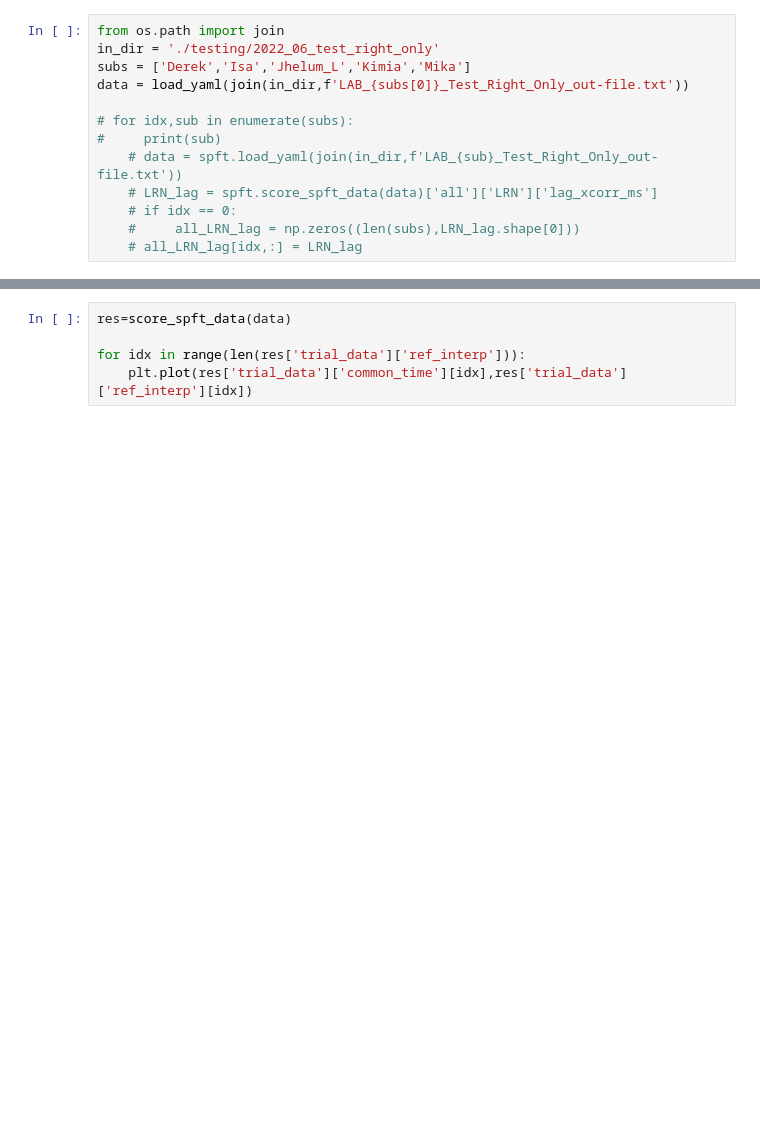
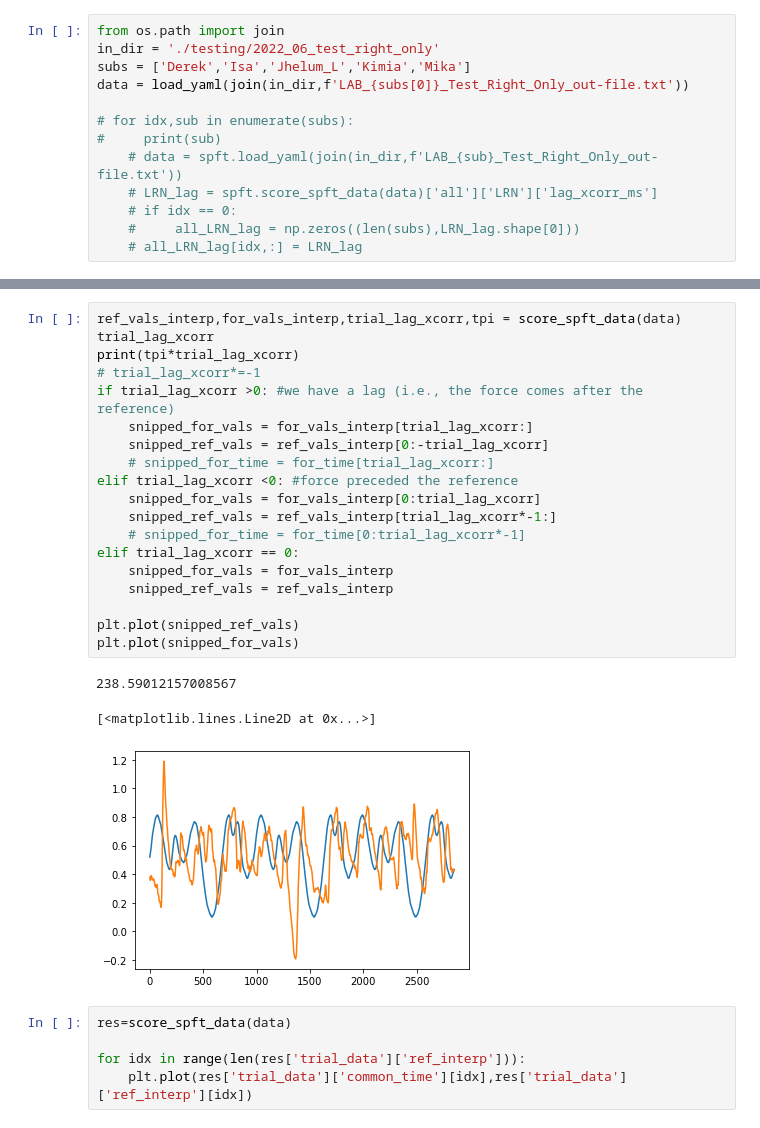
Before and after one commit to neuralabc/spft-java, a Jupyter notebook: spft/ComputingBxMetrics_testing.ipynb, the cells around one changed output, grey strips where cells are left out. Cells and saved outputs as stored; diff of their text form; blank space fills up the shorter version.

```diff
--- a/spft/ComputingBxMetrics_testing.ipynb
+++ b/spft/ComputingBxMetrics_testing.ipynb
@@ -306,3 +324,26 @@ data = load_yaml(join(in_dir,f'LAB_{subs[0]}_Test_Right_Only_out-file.txt'))
+# %%
+ref_vals_interp,for_vals_interp,trial_lag_xcorr,tpi = score_spft_data(data)
+trial_lag_xcorr
+print(tpi*trial_lag_xcorr)
+# trial_lag_xcorr*=-1
+if trial_lag_xcorr >0: #we have a lag (i.e., the force comes after the reference)
+    snipped_for_vals = for_vals_interp[trial_lag_xcorr:]
+    snipped_ref_vals = ref_vals_interp[0:-trial_lag_xcorr]
+    # snipped_for_time = for_time[trial_lag_xcorr:]
+elif trial_lag_xcorr <0: #force preceded the reference
+    snipped_for_vals = for_vals_interp[0:trial_lag_xcorr]
+    snipped_ref_vals = ref_vals_interp[trial_lag_xcorr*-1:]
+    # snipped_for_time = for_time[0:trial_lag_xcorr*-1]
+elif trial_lag_xcorr == 0:
+    snipped_for_vals = for_vals_interp
+    snipped_ref_vals = ref_vals_interp
+
+plt.plot(snipped_ref_vals)
+plt.plot(snipped_for_vals)
+# %% [output]
+238.59012157008567
+[<matplotlib.lines.Line2D at 0x...>]
+[figure, added]
 # %%
 res=score_spft_data(data)
 
```
Also changed, not shown: parts of 8 cells of this notebook, 2 other files.
